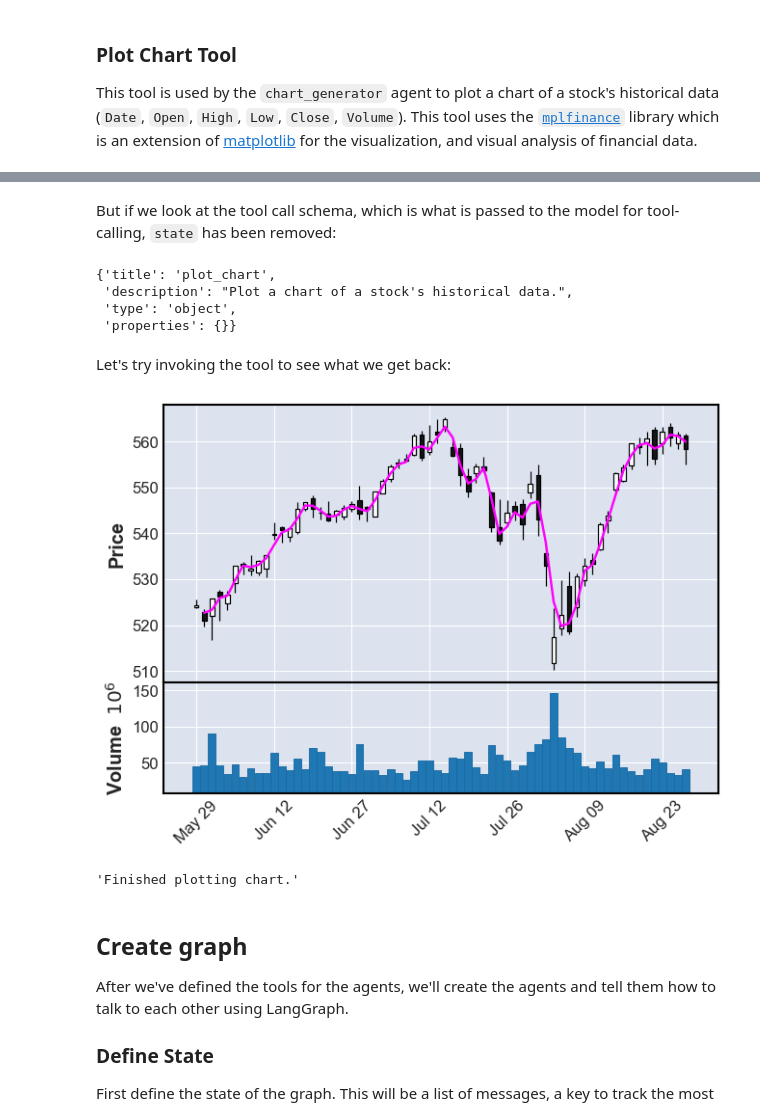
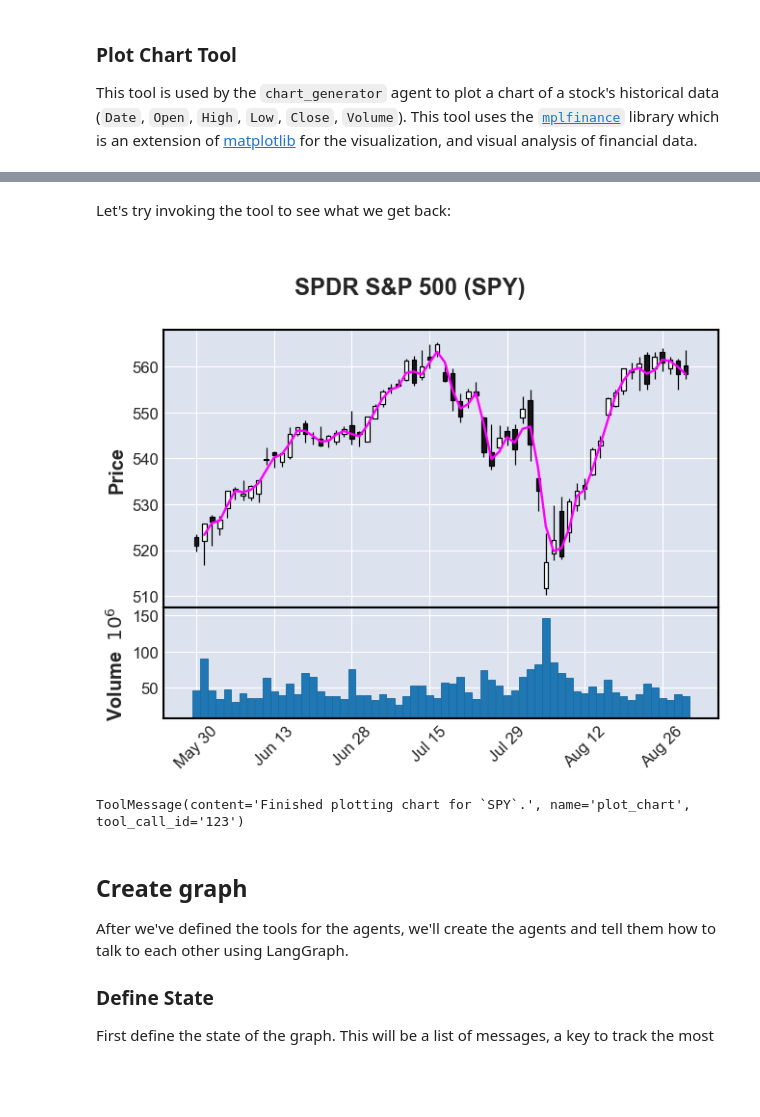
Before and after one commit to TCLee/multi-agent-collab, a Jupyter notebook: multi-agent-collab.ipynb, the cells around one changed output, grey strips where cells are left out. Drawn from its saved outputs; the diff is of its cells as text; code cells hidden in the pictures; blank space fills up the shorter version.

```diff
--- a/multi-agent-collab.ipynb
+++ b/multi-agent-collab.ipynb
@@ -218,37 +257,41 @@ stock_hist_data.tail()
 
 This tool is used by the `chart_generator` agent to plot a chart of a stock's historical data (`Date`, `Open`, `High`, `Low`, `Close`, `Volume`). This tool uses the [`mplfinance`](https://github.com/matplotlib/mplfinance) library which is an extension of [matplotlib](https://matplotlib.org/) for the visualization, and visual analysis of financial data.
 # %%
-from langgraph.prebuilt import InjectedState
-
 import mplfinance as mpf
 
 
-@tool(
-    parse_docstring=True
-)
+@tool
 def plot_chart(
-    state: Annotated[
-        dict,
-        InjectedState
-    ],
+    key: Annotated[
+        str,
+        "A unique key used to retrieve a "
+        "Stock object from the data store."
+    ]
 ) -> str:
     """
     Plot a chart of a stock's historical data.
 
-    Args:
-        state: The current state of the graph
-            containing the historical stock
-            data as a pandas DataFrame.
+    A key must be provided to retrieve the `Stock`
+    object from the data store. Each `Stock`
+    object is associated with a unique key in
+    the data store.
     """
+    # get the Stock object that was saved
+    # earlier from the key-value store
+    stock = data_store.mget([key])[0]
+
+    # plot the stock's historical data
     mpf.plot(
-        data=state['stock_data'],
+        data=stock.historical_data,
         type='candle',
         mav=2,
         mavcolors=['magenta'],
         volume=True,
+        title=f'\n{stock.name} ({stock.ticker_symbol})'
     )
 
-    # content string for the LLM
+    # return a string update for the LLM
     return (
-        "Finished plotting chart."
+        "Finished plotting chart for "
+        f"`{stock.ticker_symbol}`."
     )
@@ -271,41 +298,25 @@ plot_chart.input_schema.schema()
-# %% [markdown]
-But if we look at the tool call schema, which is what is passed to the model for tool-calling, `state` has been removed:
-# %%
-plot_chart.tool_call_schema.schema()
-# %% [output]
-{'title': 'plot_chart',
- 'description': "Plot a chart of a stock's historical data.",
- 'type': 'object',
- 'properties': {}}
 # %% [markdown]
 Let's try invoking the tool to see what we get back:
 # %%
-# mock graph state just for testing purposes
-fake_state = {
-    "stock_data": stock_hist_data,
-}
-
 # normally, this would be generated by the LLM
 tool_call = ToolCall(
     name="plot_chart",
     args={
-        # this arg will be automatically
-        # injected in by the ToolNode
-        "state": fake_state,
+        "key": "SPY"
     },
     id=123,          # required
     type="tool_call" # required
 )
 
 tool_result = plot_chart.invoke(
     input=tool_call
 )
 # %% [output]
-[figure, old version]
+[figure, new version]
 # %%
-tool_result.content
+tool_result
 # %% [output]
-'Finished plotting chart.'
+ToolMessage(content='Finished plotting chart for `SPY`.', name='plot_chart', tool_call_id='123')
 # %% [markdown]
 ## Create graph
 
```
Also changed, not shown: parts of 23 cells of this notebook.
